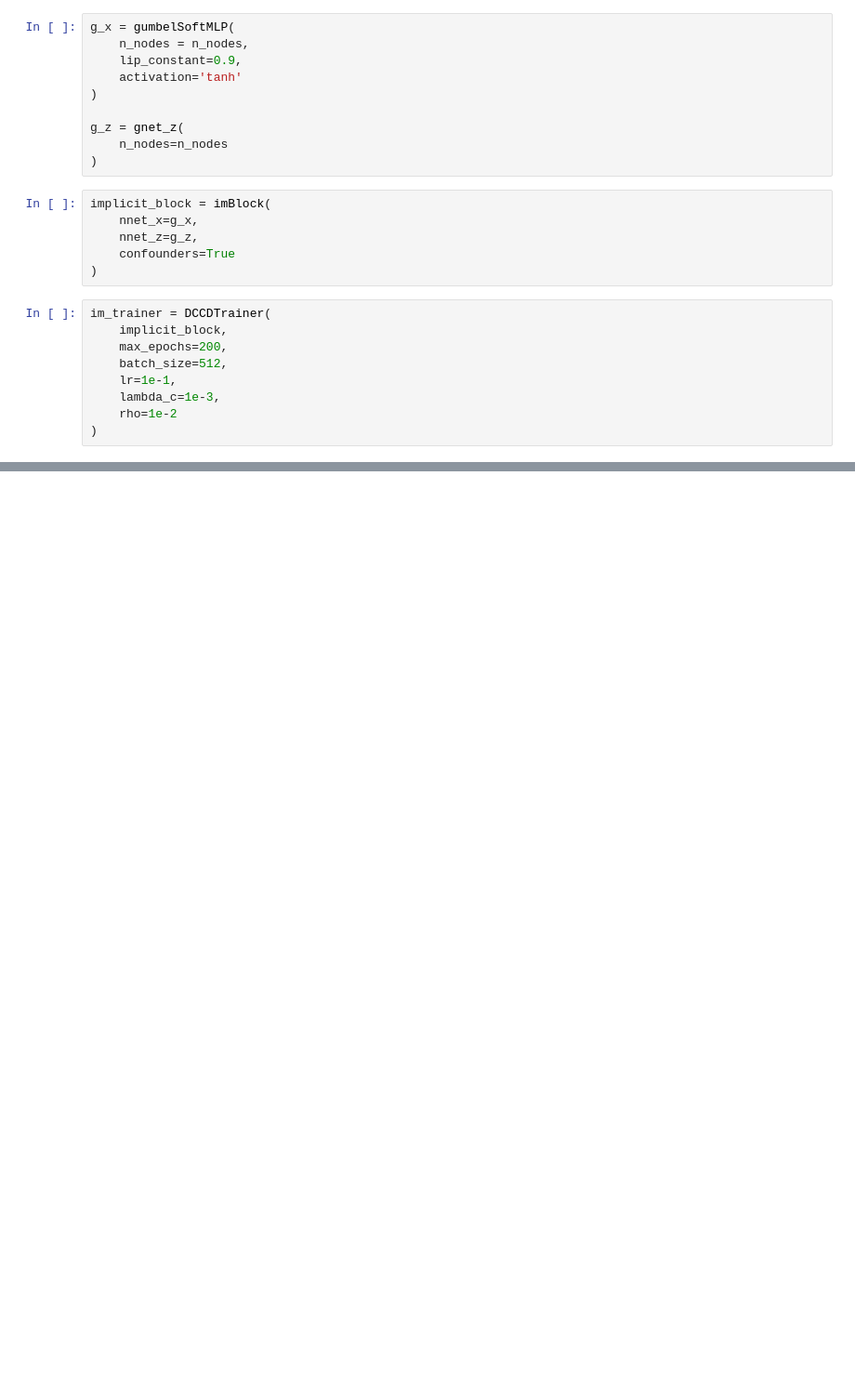
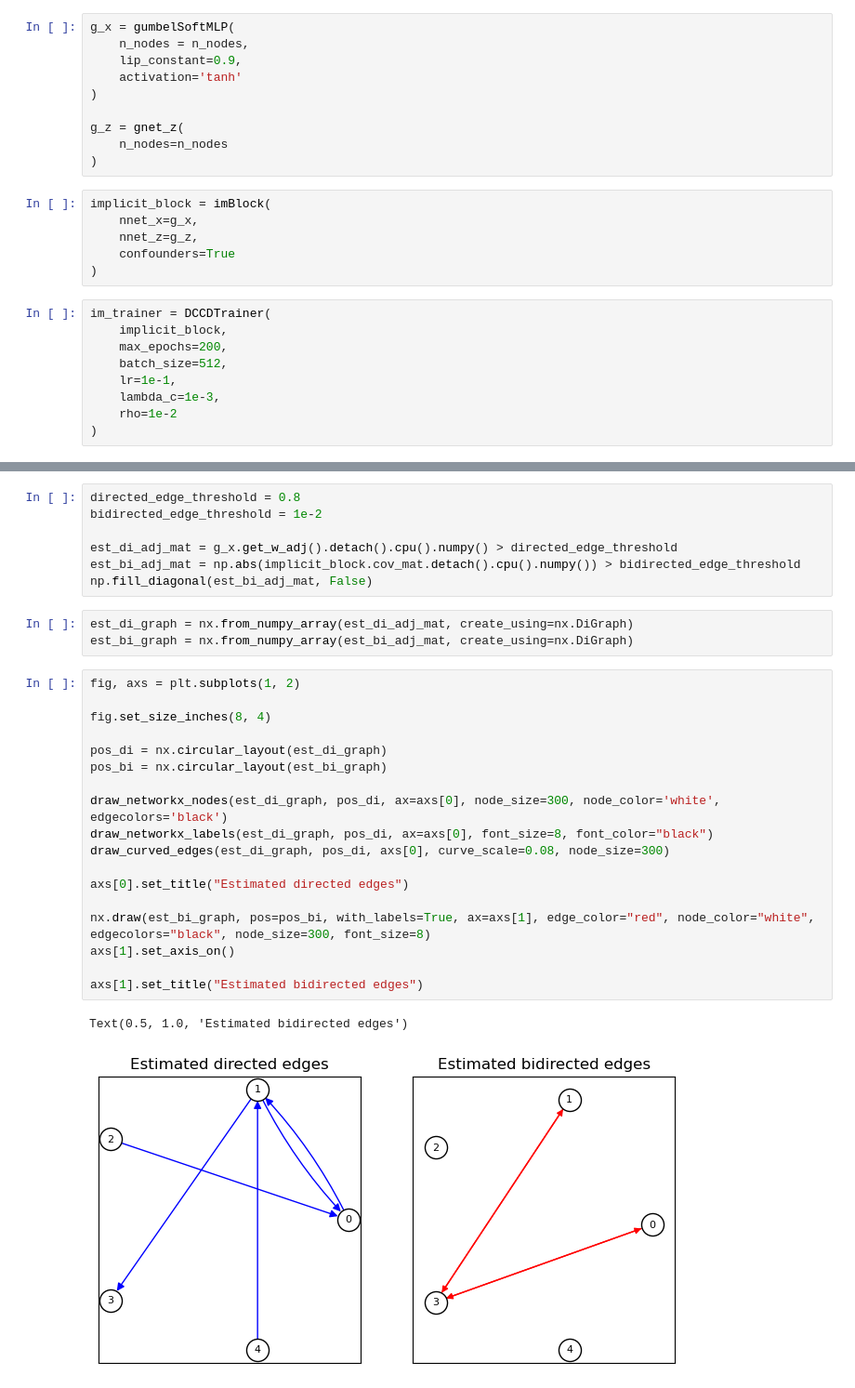
Before and after one commit to muralikgs/dccd_conf, a Jupyter notebook: notebooks/testing/synthetic-data.ipynb, the cells around one changed output, grey strips where cells are left out. Shown at 93% size. Drawn from its saved outputs; the diff is of its cells as text; blank space fills up the shorter version.

```diff
--- a/notebooks/testing/synthetic-data.ipynb
+++ b/notebooks/testing/synthetic-data.ipynb
@@ -140,0 +146,31 @@ Text(0.5, 1.0, 'Estimated')
+# %%
+directed_edge_threshold = 0.8
+bidirected_edge_threshold = 1e-2
+
+est_di_adj_mat = g_x.get_w_adj().detach().cpu().numpy() > directed_edge_threshold
+est_bi_adj_mat = np.abs(implicit_block.cov_mat.detach().cpu().numpy()) > bidirected_edge_threshold
+np.fill_diagonal(est_bi_adj_mat, False)
+# %%
+est_di_graph = nx.from_numpy_array(est_di_adj_mat, create_using=nx.DiGraph)
+est_bi_graph = nx.from_numpy_array(est_bi_adj_mat, create_using=nx.DiGraph)
+# %%
+fig, axs = plt.subplots(1, 2)
+
+fig.set_size_inches(8, 4)
+
+pos_di = nx.circular_layout(est_di_graph)
+pos_bi = nx.circular_layout(est_bi_graph)
+
+draw_networkx_nodes(est_di_graph, pos_di, ax=axs[0], node_size=300, node_color='white', edgecolors='black')
+draw_networkx_labels(est_di_graph, pos_di, ax=axs[0], font_size=8, font_color="black")
+draw_curved_edges(est_di_graph, pos_di, axs[0], curve_scale=0.08, node_size=300)
+
+axs[0].set_title("Estimated directed edges")
+
+nx.draw(est_bi_graph, pos=pos_bi, with_labels=True, ax=axs[1], edge_color="red", node_color="white", edgecolors="black", node_size=300, font_size=8)
+axs[1].set_axis_on()
+
+axs[1].set_title("Estimated bidirected edges")
+# %% [output]
+Text(0.5, 1.0, 'Estimated bidirected edges')
+[figure, added]
```
Also changed, not shown: parts of 4 cells of this notebook, 2 other files.
